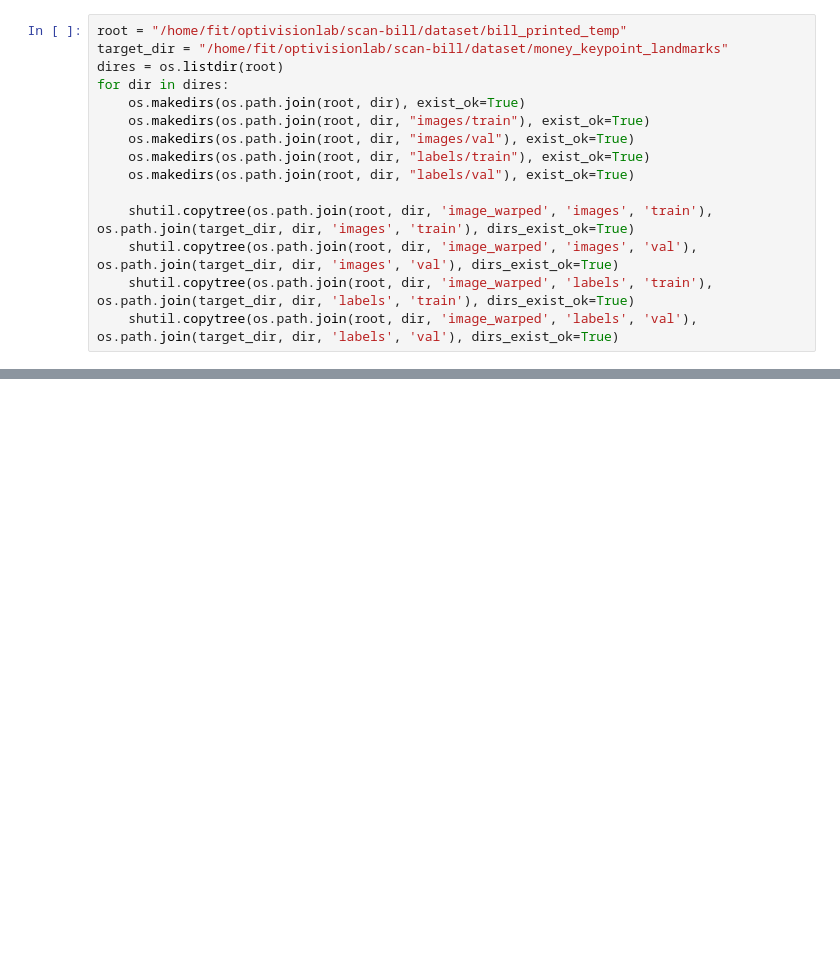
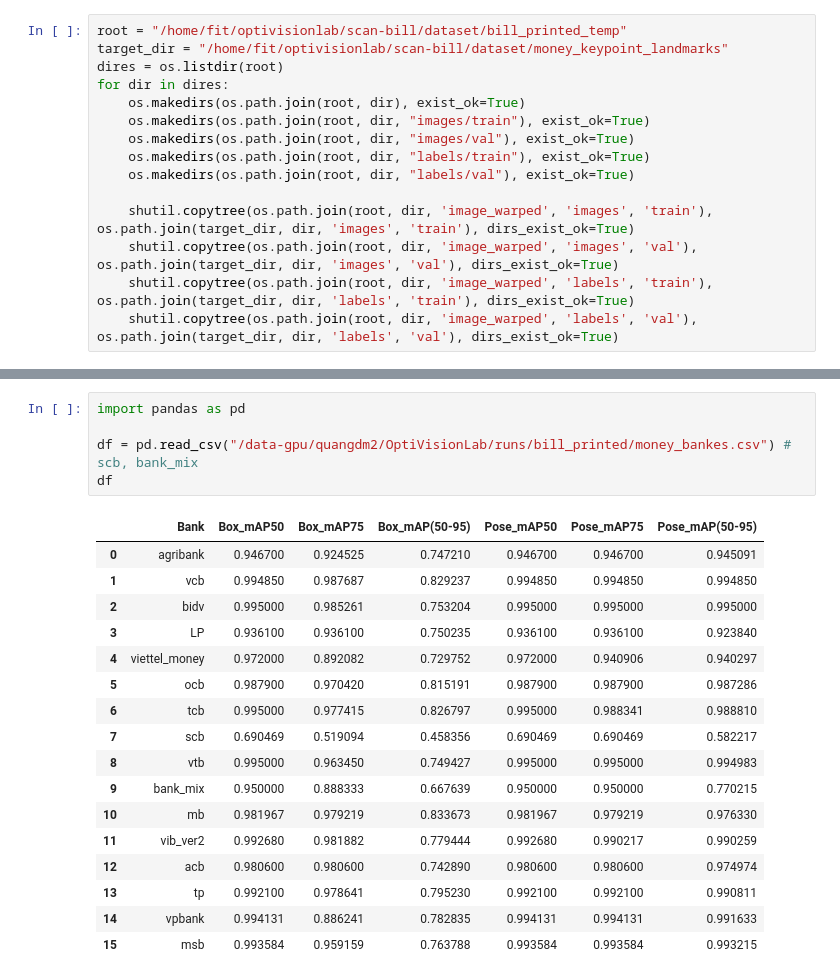
Before and after one commit to DoManhQuang/scan-bill, a Jupyter notebook: tool/data.ipynb, the cells around one changed output, grey strips where cells are left out. Drawn from its saved outputs; the diff is of its cells as text; blank space fills up the shorter version.

```diff
--- a/tool/data.ipynb
+++ b/tool/data.ipynb
@@ -272,0 +631,23 @@ for dir in dires:
+# %%
+import pandas as pd
+
+df = pd.read_csv("/data-gpu/quangdm2/OptiVisionLab/runs/bill_printed/money_bankes.csv") # scb, bank_mix
+df
+# %% [output]
+|  | Bank | Box_mAP50 | Box_mAP75 | Box_mAP(50-95) | Pose_mAP50 | Pose_mAP75 | Pose_mAP(50-95) |
+| 0 | agribank | 0.946700 | 0.924525 | 0.747210 | 0.946700 | 0.946700 | 0.945091 |
+| 1 | vcb | 0.994850 | 0.987687 | 0.829237 | 0.994850 | 0.994850 | 0.994850 |
+| 2 | bidv | 0.995000 | 0.985261 | 0.753204 | 0.995000 | 0.995000 | 0.995000 |
+| 3 | LP | 0.936100 | 0.936100 | 0.750235 | 0.936100 | 0.936100 | 0.923840 |
+| 4 | viettel_money | 0.972000 | 0.892082 | 0.729752 | 0.972000 | 0.940906 | 0.940297 |
+| 5 | ocb | 0.987900 | 0.970420 | 0.815191 | 0.987900 | 0.987900 | 0.987286 |
+| 6 | tcb | 0.995000 | 0.977415 | 0.826797 | 0.995000 | 0.988341 | 0.988810 |
+| 7 | scb | 0.690469 | 0.519094 | 0.458356 | 0.690469 | 0.690469 | 0.582217 |
+| 8 | vtb | 0.995000 | 0.963450 | 0.749427 | 0.995000 | 0.995000 | 0.994983 |
+| 9 | bank_mix | 0.950000 | 0.888333 | 0.667639 | 0.950000 | 0.950000 | 0.770215 |
+| 10 | mb | 0.981967 | 0.979219 | 0.833673 | 0.981967 | 0.979219 | 0.976330 |
+| 11 | vib_ver2 | 0.992680 | 0.981882 | 0.779444 | 0.992680 | 0.990217 | 0.990259 |
+| 12 | acb | 0.980600 | 0.980600 | 0.742890 | 0.980600 | 0.980600 | 0.974974 |
+| 13 | tp | 0.992100 | 0.978641 | 0.795230 | 0.992100 | 0.992100 | 0.990811 |
+| 14 | vpbank | 0.994131 | 0.886241 | 0.782835 | 0.994131 | 0.994131 | 0.991633 |
+| 15 | msb | 0.993584 | 0.959159 | 0.763788 | 0.993584 | 0.993584 | 0.993215 |
```
Also changed, not shown: parts of 8 cells of this notebook.
